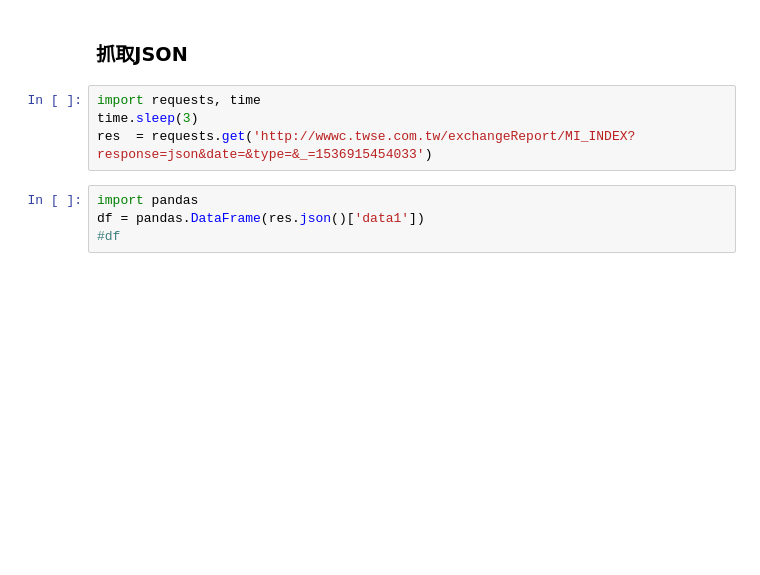
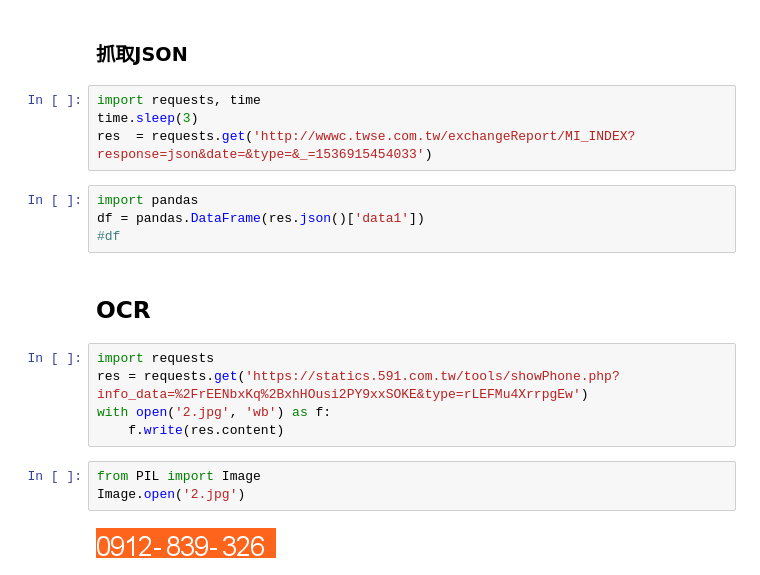
Before and after one commit to ywchiu/fetnetpy, a Jupyter notebook: Demo20180914.ipynb, the cells around one changed output. Drawn from its saved outputs; the diff is of its cells as text; blank space fills up the shorter version.

```diff
--- a/Demo20180914.ipynb
+++ b/Demo20180914.ipynb
@@ -806,3 +806,15 @@ res  = requests.get('http://wwwc.twse.com.tw/exchangeReport/MI_INDEX?response=js
 import pandas
 df = pandas.DataFrame(res.json()['data1'])
 #df
+# %% [markdown]
+## OCR
+# %%
+import requests
+res = requests.get('https://statics.591.com.tw/tools/showPhone.php?info_data=%2FrEENbxKq%2BxhHOusi2PY9xxSOKE&type=rLEFMu4XrrpgEw')
+with open('2.jpg', 'wb') as f:
+    f.write(res.content)
+# %%
+from PIL import Image
+Image.open('2.jpg')
+# %% [output]
+[figure, added]
```
Also changed, not shown: parts of 6 cells of this notebook.
